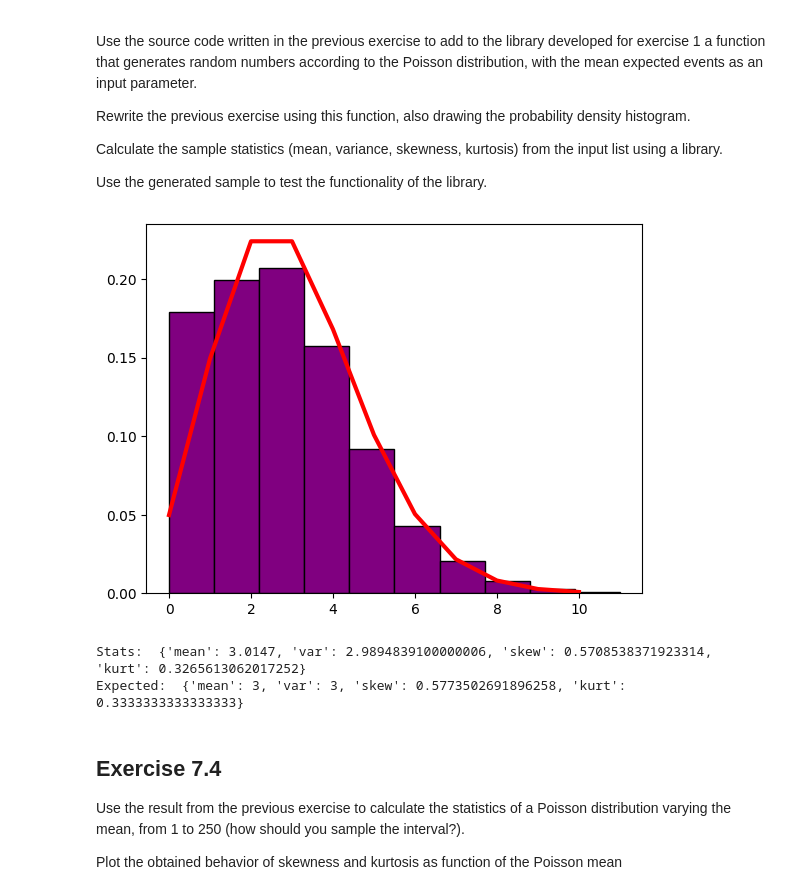
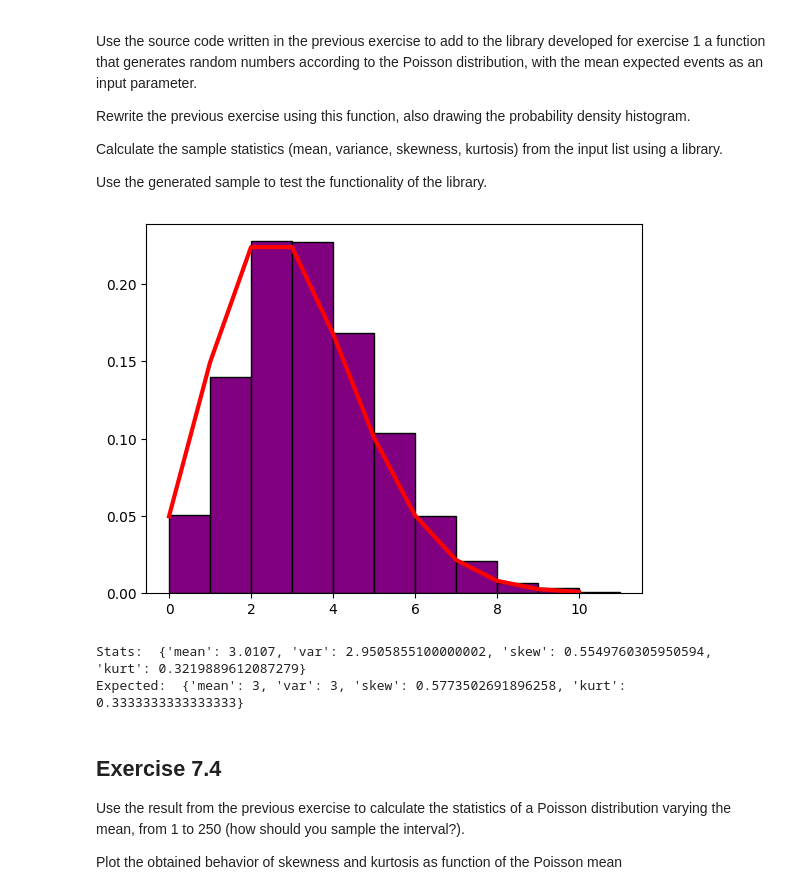
Before and after one commit to CarminatiGiovanni/LaboratorioCalcoloEStatistica, a Jupyter notebook: exercises_7_131123.ipynb, the cells around one changed output. Cells and saved outputs as stored; diff of their text form; code cells hidden in the pictures.

```diff
--- a/exercises_7_131123.ipynb
+++ b/exercises_7_131123.ipynb
@@ -121,36 +121,36 @@ def random_poisson(mu):
 def rand_poisson(mu, size = 1): # nella lib
     def toy(mu):
         N = -1
         while mu>0:
             N += 1
             mu -= rand_expon(1)
         return N
     if size==1: return toy(mu)
     else: return np.array([toy(mu) for _ in range(size)])
 
 def poisson_stats(X):
     return {'mean':np.mean(X),'var':np.var(X),'skew':sc.stats.skew(X),'kurt':sc.stats.kurtosis(X)}
 
 def poisson_expected_stats(mu):
     return {'mean':mu,'var':mu,'skew':1/np.sqrt(mu),'kurt':1/mu}
 
 ## testing
 mu = 3
 # H = np.array([random_poisson(mu) for _ in np.arange(1000)])
 H = rand_poisson(mu, 10000)
 X = np.arange(min(H),max(H))
 Y = poisson.pmf(X,mu)
 
-plt.hist(H,edgecolor='black',color='purple',density=True)
+plt.hist(H,edgecolor='black',color='purple',density=True,bins=np.unique(H))
 plt.plot(X,Y,color='red',linewidth=3)
 plt.plot()
 plt.show()
 
 print('Stats: ',poisson_stats(H))
 print('Expected: ',poisson_expected_stats(mu))
 # %% [output]
-[figure, old version]
+[figure, new version]
-Stats:  {'mean': 3.0147, 'var': 2.9894839100000006, 'skew': 0.5708538371923314, 'kurt': 0.3265613062017252}
+Stats:  {'mean': 3.0107, 'var': 2.9505855100000002, 'skew': 0.5549760305950594, 'kurt': 0.3219889612087279}
 Expected:  {'mean': 3, 'var': 3, 'skew': 0.5773502691896258, 'kurt': 0.3333333333333333}
 # %% [markdown]
 ## Exercise 7.4
```
Also changed, not shown: parts of 5 cells of this notebook.
